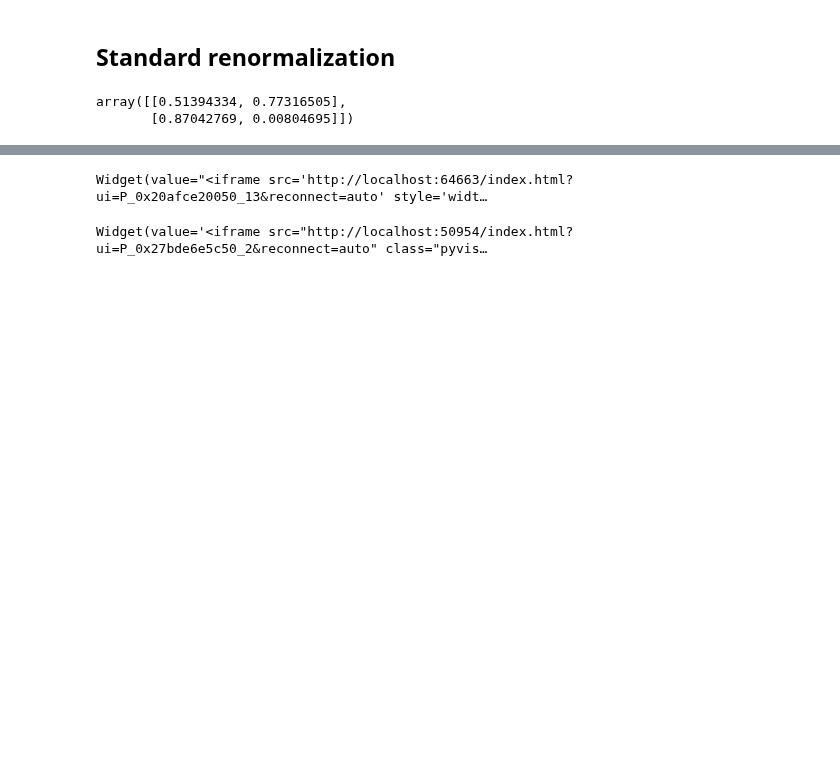
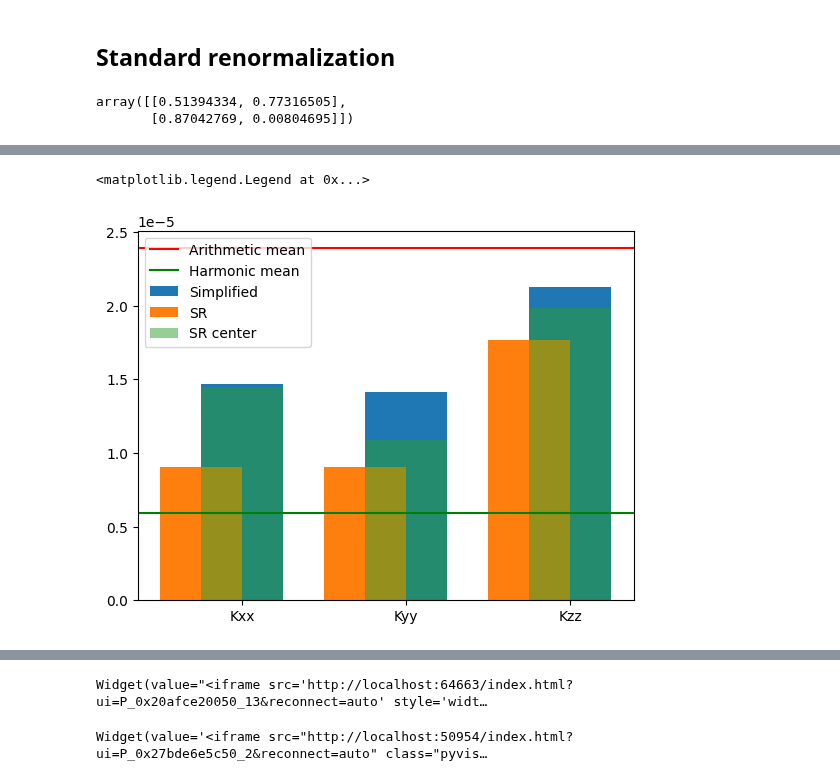
Before and after one commit to randlab/ArchPy, a Jupyter notebook: dev/flow_simulation/upscaling_methods_3D.ipynb, the cells around one changed output, grey strips where cells are left out. Saved outputs shown, nothing was run; the diff lists cells and outputs as text; code cells hidden in the pictures; blank space fills up the shorter version.

```diff
--- a/dev/flow_simulation/upscaling_methods_3D.ipynb
+++ b/dev/flow_simulation/upscaling_methods_3D.ipynb
@@ -577,0 +857,14 @@ Widget(value="<iframe src='http://localhost:64663/index.html?ui=P_0x20af8e857d0_
+# %%
+plt.bar(["Kxx", "Kyy", "Kzz"], [Kxx_simp, Kyy_simp, Kzz_simp], label="Simplified", alpha=1, width=0.5)
+plt.bar(["Kxx", "Kyy", "Kzz"], [Kxx, Kyy, Kzz], label="SR", align="edge", alpha=1, width=-0.5)
+plt.bar(["Kxx", "Kyy", "Kzz"], [Kxx_center, Kyy_center, Kzz_center], label="SR center", alpha=0.5, width=0.5)
+
+# plot a line at the arithmetic mean
+plt.axhline(np.mean(field), color="red", label="Arithmetic mean")
+
+# plot a line at the harmonic mean
+plt.axhline(1/np.mean(1/field), color="green", label="Harmonic mean")
+plt.legend()
+# %% [output]
+<matplotlib.legend.Legend at 0x...>
+[figure, added]
```
Also changed, not shown: parts of 26 cells of this notebook, 14 other files.
